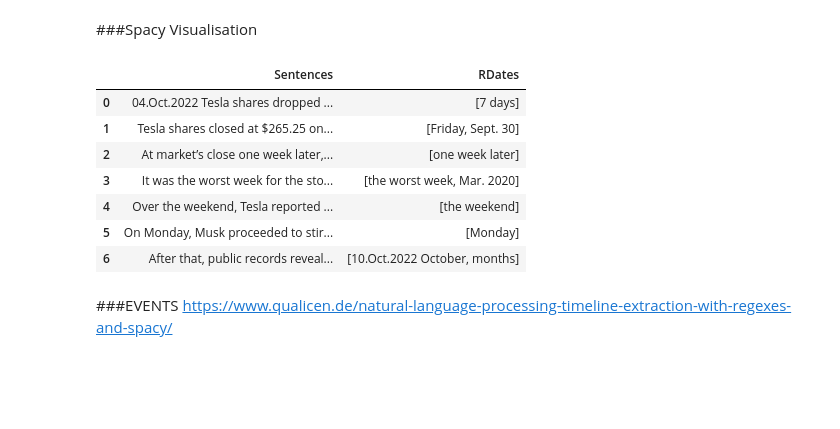
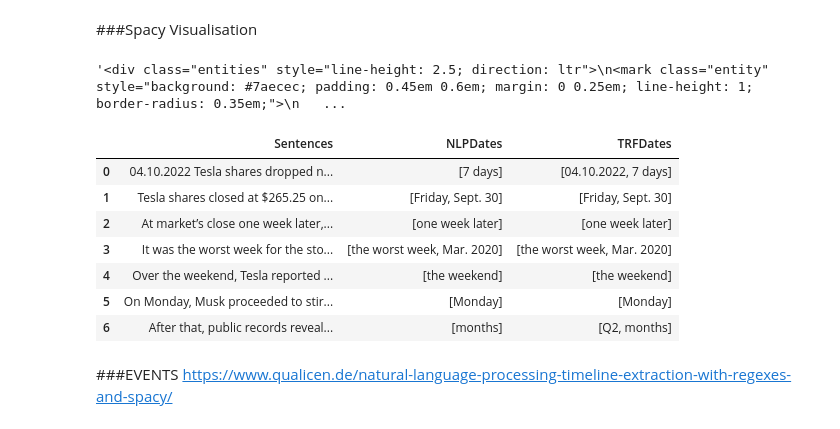
Before and after one commit to beatriceyapsm/Temporal-Information, a Jupyter notebook: SurveyTemporalinfo.ipynb, the cells around one changed output. Drawn from its saved outputs; the diff is of its cells as text; code cells hidden in the pictures; blank space fills up the shorter version.

```diff
--- a/SurveyTemporalinfo.ipynb
+++ b/SurveyTemporalinfo.ipynb
@@ -42,10 +63,9 @@ raw_text = '04.10.2022 Tesla shares dropped nearly 16% during what CEO Elon Musk
 #nlp = English()
 #nlp.add_pipe('sentencizer')
 # %%
-#replace numeral months
-regEx2 = r'[\.\/\-](0[1-9]|1[012])[\.\/\-]'
-
-raw_text=re.sub(regEx2, '.Oct.', raw_text) #need to write a function to match the numbers to the right mth. I just put in Oct here for now to make Spacy read it as date entity.
+#replace numeral months, not needed when using transformer, but needed when using nlp solely
+#regEx2 = r'[\.\/\-](0[1-9]|1[012])[\.\/\-]'
+#raw_text=re.sub(regEx2, '.Oct.', raw_text) #need to write a function to match the numbers to the right mth. I just put in Oct here for now to make Spacy read it as date entity.
 # %%
 doc = nlp(raw_text)
 sentences = [sent.text.strip() for sent in doc.sents]
@@ -53,30 +73,36 @@ df = pd.DataFrame()
 df['Sentences']= sentences
 
 #print(f"\033[1mSentence{x*250}Date{x*22}RDate{x*11}\033[0m")
+# %%
+#load roberta transformer
+trf = spacy.load('en_core_web_trf')
 # %% [markdown]
 ###Spacy Visualisation
 # %%
 displacy.render(doc, style="ent")
+# %% [output]
+'<div class="entities" style="line-height: 2.5; direction: ltr">\n<mark class="entity" style="background: #7aecec; padding: 0.45em 0.6em; margin: 0 0.25em; line-height: 1; border-radius: 0.35em;">\n   ...
 # %%
 #regEx1 = r'(?:\d{1,2}[-/th|st|nd|rd\s]*)?(?:Jan|Feb|Mar|Apr|May|Jun|Jul|Aug|Sep|Oct|Nov|Dec)[a-z\s,.]*(?:\d{1,2}[-/th|st|nd|rd)\s,]*)?(?:\d{2,4})'
 #regEx2 = r'(\d{2,4})[\.\/\-](0[1-9]|1[012])[\.\/\-](\d{2,4})'
-df['RDates'] = df['Sentences'].apply(lambda sent: [(ent.text) for ent in nlp(sent).ents if ent.label_ == "DATE"])
+df['NLPDates'] = df['Sentences'].apply(lambda sent: [(ent.text) for ent in nlp(sent).ents if ent.label_ == "DATE"])
+df['TRFDates'] = df['Sentences'].apply(lambda sent: [(ent.text) for ent in trf(sent).ents if ent.label_ == "DATE"])
 #df['RDates']=df['RDates'].str.split(",").str[0]
 #df['Dates'] = df['Sentences'].apply(lambda sent: re.findall(regEx1, sent))
 #df['Dates2'] = df['Sentences'].apply(lambda sent: re.findall(regEx2, sent))
 #df['Dates'] =  df['Dates']+df['Dates2']
 #df=df.drop(['Dates2'],axis=1)
 #df = pd.DataFrame(df['RDates'].values.tolist(), index=df.index)
 df.head(8)
 # %% [output]
-|  | Sentences | RDates |
-| 0 | 04.Oct.2022 Tesla shares dropped ... | [7 days] |
-| 1 | Tesla shares closed at $265.25 on... | [Friday, Sept. 30] |
-| 2 | At market’s close one week later,... | [one week later] |
-| 3 | It was the worst week for the sto... | [the worst week, Mar. 2020] |
-| 4 | Over the weekend, Tesla reported ... | [the weekend] |
-| 5 | On Monday, Musk proceeded to stir... | [Monday] |
-| 6 | After that, public records reveal... | [10.Oct.2022 October, months] |
+|  | Sentences | NLPDates | TRFDates |
+| 0 | 04.10.2022 Tesla shares dropped n... | [7 days] | [04.10.2022, 7 days] |
+| 1 | Tesla shares closed at $265.25 on... | [Friday, Sept. 30] | [Friday, Sept. 30] |
+| 2 | At market’s close one week later,... | [one week later] | [one week later] |
+| 3 | It was the worst week for the sto... | [the worst week, Mar. 2020] | [the worst week, Mar. 2020] |
+| 4 | Over the weekend, Tesla reported ... | [the weekend] | [the weekend] |
+| 5 | On Monday, Musk proceeded to stir... | [Monday] | [Monday] |
+| 6 | After that, public records reveal... | [months] | [Q2, months] |
 # %% [markdown]
 ###EVENTS
 https://www.qualicen.de/natural-language-processing-timeline-extraction-with-regexes-and-spacy/
```
Also changed, not shown: parts of 14 cells of this notebook.
